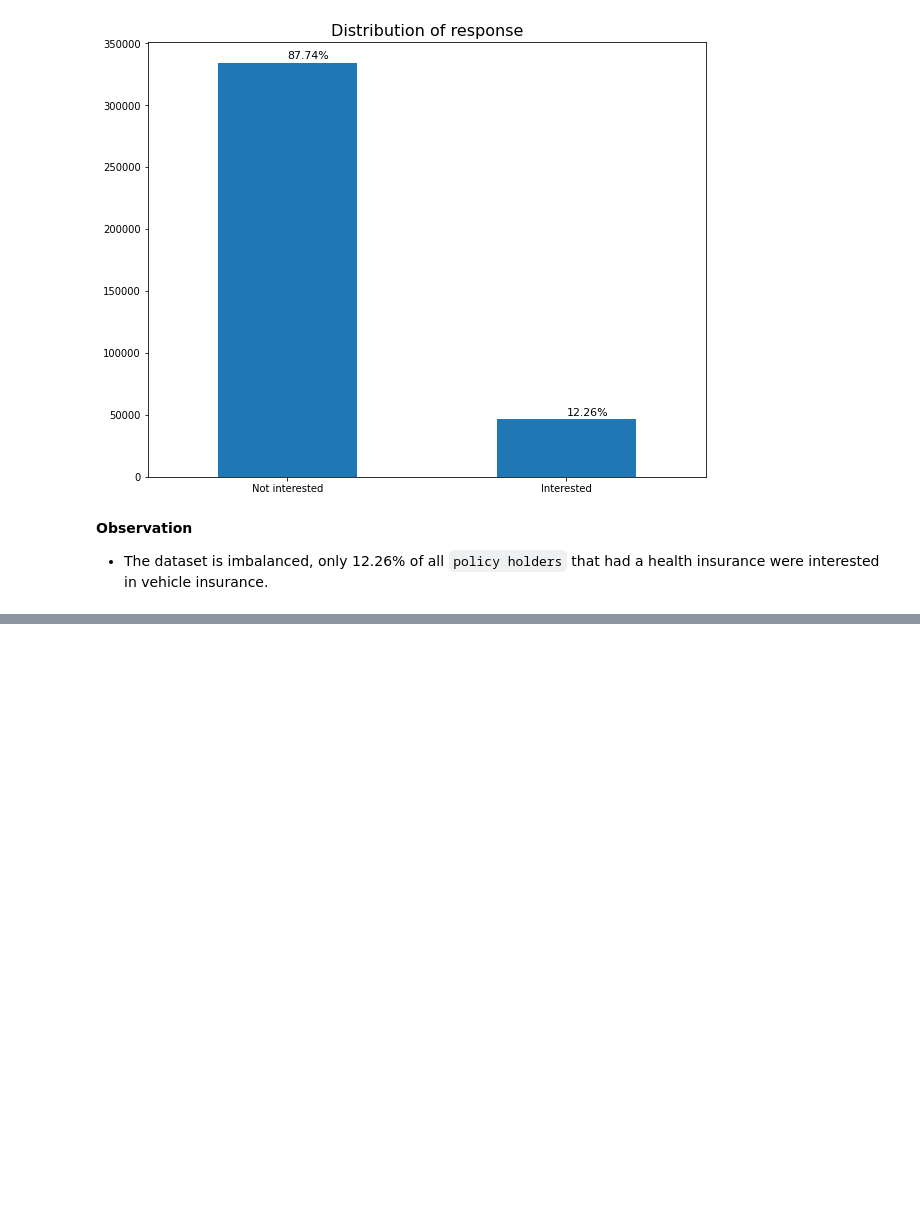
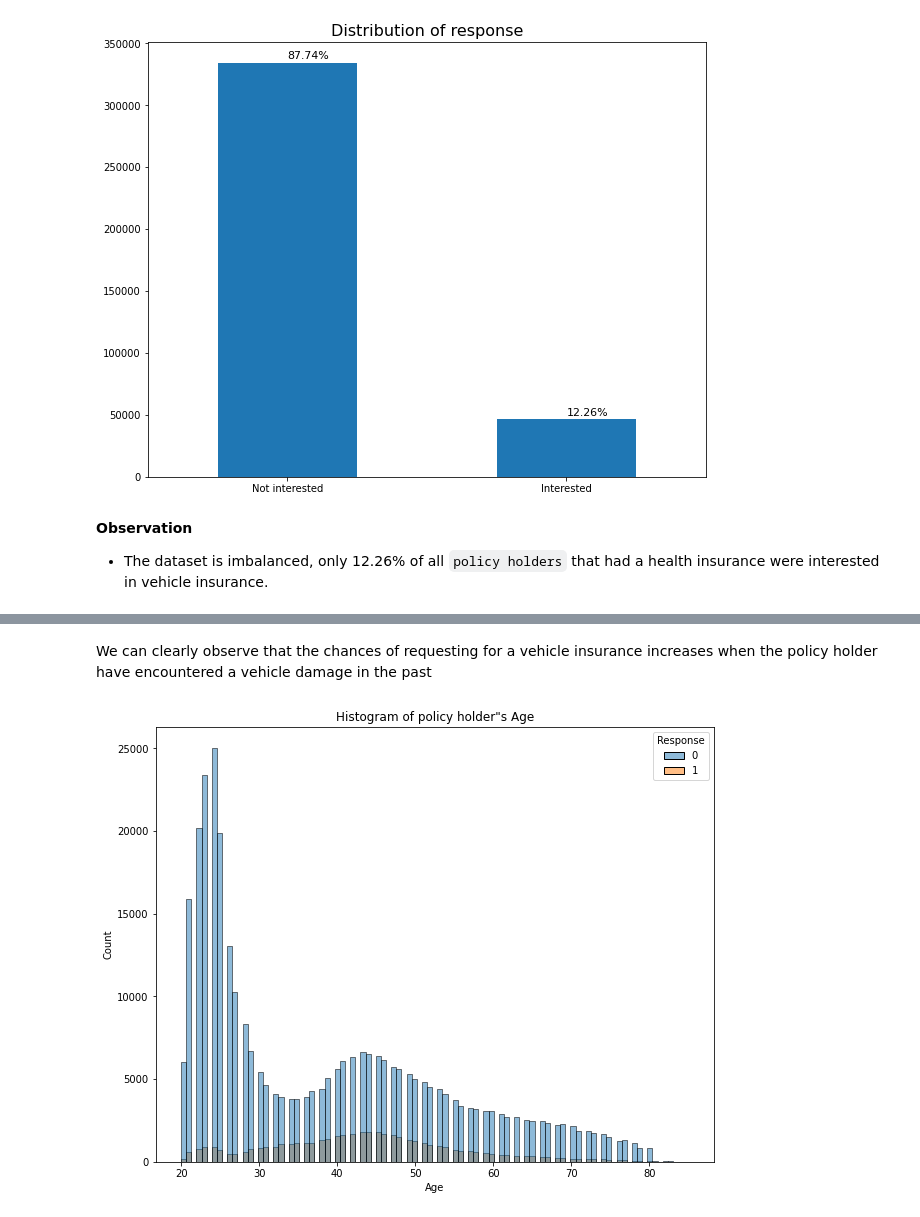
Before and after one commit to samie-hash/insurance-prediction, a Jupyter notebook: DataAnalysisAndViz/analysis.ipynb, the cells around one changed output, grey strips where cells are left out. Drawn from its saved outputs; the diff is of its cells as text; code cells hidden in the pictures; blank space fills up the shorter version.

```diff
--- a/DataAnalysisAndViz/analysis.ipynb
+++ b/DataAnalysisAndViz/analysis.ipynb
@@ -126,0 +136,11 @@ plt.show()
+# %% [markdown]
+We can clearly observe that the chances of requesting for a vehicle insurance increases when the policy holder have encountered a vehicle damage in the past
+# %%
+# histogram of age
+fig, ax = plt.subplots(figsize=(10, 8))
+sns.histplot(x='Age', hue='Response', data=data, ax=ax)
+plt.title('Histogram of policy holder"s Age')
+fig.savefig('plots/age_dist.jpeg', dpi=82)
+plt.show()
+# %% [output]
+[figure, added]
```
Also changed, not shown: parts of 25 cells of this notebook, 2 other files.
